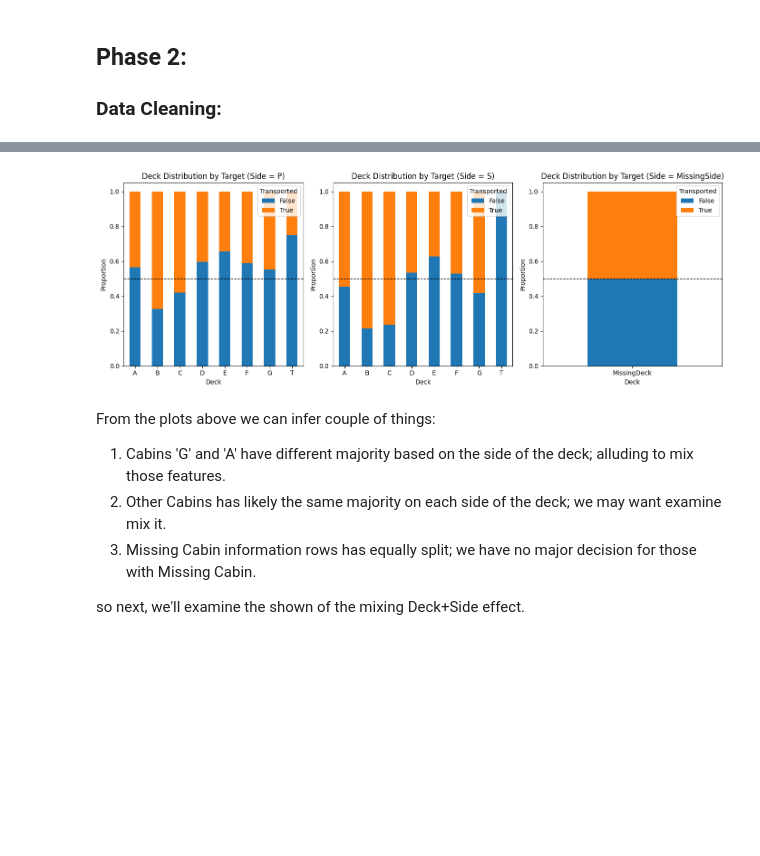
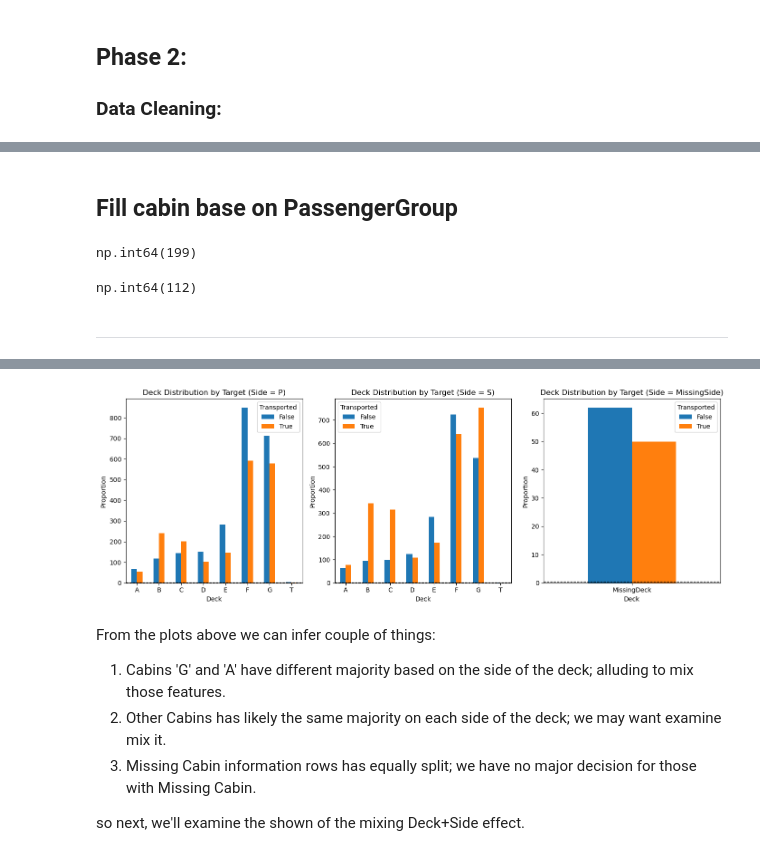
Before and after one commit to YarinArava/SpaceShipTitanic_FinalProject, a Jupyter notebook: Spaceship_Titanic_edited_2.ipynb, the cells around one changed output, grey strips where cells are left out. Cells and saved outputs as stored; diff of their text form; code cells hidden in the pictures; blank space fills up the shorter version.

```diff
--- a/Spaceship_Titanic_edited_2.ipynb
+++ b/Spaceship_Titanic_edited_2.ipynb
@@ -10,6 +10,6 @@ from prettytable import PrettyTable
 ## Phase 1:
 ### Exploratory Data Analysis:
 # %%
-df = pd.read_csv('data/Spaceship data.csv')
+df = pd.read_csv('Spaceship data.csv')
 df.head()
 # %% [output]
@@ -192,19 +197,17 @@ df['PassengerGroup'] = df['PassengerId'].str.split('_').str[0]
 
 # Compute room / group size
 group_sizes = df['PassengerGroup'].value_counts()
-df['RoomSize'] = df['PassengerGroup'].map(group_sizes)
+df['GroupSize'] = df['PassengerGroup'].map(group_sizes)
 # %%
 ct = pd.crosstab(
-    df['RoomSize'],
-    df['Transported'],
-    normalize='index'
+    df['GroupSize'],
+    df['Transported']
 )
 
-ct.plot(kind='bar', stacked=True, figsize=(10,5))
-plt.axhline(0.5, color='black', linestyle='--')
-plt.xlabel('Room Size (Group Size)')
+ct.plot(kind='bar', stacked=False, figsize=(10,5))
+plt.xlabel('GroupSize')
 plt.ylabel('Proportion')
-plt.title('Room Size vs Transported')
+plt.title('GroupSize vs Transported')
 plt.xticks(rotation=0)
 plt.tight_layout()
 plt.show()
@@ -282,4 +268,0 @@ df.loc[df['CryoSleep'].isna() & (df[spending_cols].fillna(0).sum(axis=1) != 0),
-# %%
-# Rows where CryoSleep=NaN and VIP=True --> CryoSleep=False
-# Set CryoSleep to False for these rows
-df.loc[(df['CryoSleep'].isna()) & (df['VIP']==True), 'CryoSleep'] = False
@@ -295,0 +290,6 @@ plt.show()
+# %% [markdown]
+## Fill cabin base on PassengerGroup
+# %%
+(df['Cabin']).isna().sum()
+# %% [output]
+np.int64(199)
@@ -296,3 +315,9 @@ plt.show()
+# %%
+(df['Cabin']).isna().sum()
+# %% [output]
+np.int64(112)
+# %% [markdown]
+***
 # %%
 for d in [df]:
     d[['Deck','CabinNum','Side']] = d['Cabin'].str.split('/', expand=True) # split Cabin to- Deck, CabinNum and Side
@@ -321,31 +346,30 @@ df.head()
 # %%
 fig, axes = plt.subplots(1, 3, figsize=(14, 5))
 
 for ax, side in zip(axes, ["P", "S", "MissingSide"]):
     df_side = df[df["Side"] == side]
     # Create contingency table of Deck vs Target
     ct = pd.crosstab(
         df_side["Deck"],
         df_side[target],
-        normalize="index"
     )
 
     ct.plot(
         kind="bar",
-        stacked=True,
+        stacked=False,
         ax=ax
     )
 
     ax.set_title(f"Deck Distribution by Target (Side = {side})")
     ax.set_xlabel("Deck")
     ax.set_ylabel("Proportion")
     ax.axhline(0.5, color="black", linestyle="--", linewidth=1)
     ax.tick_params(axis="x", rotation=0)
 
 plt.tight_layout()
 plt.show()
 # %% [output]
-[figure, old version]
+[figure, new version]
 # %% [markdown]
 From the plots above we can infer couple of things:
 1) Cabins 'G' and 'A' have different majority based on the side of the deck; alluding to mix those features.
```
Also changed, not shown: parts of 24 cells of this notebook.
